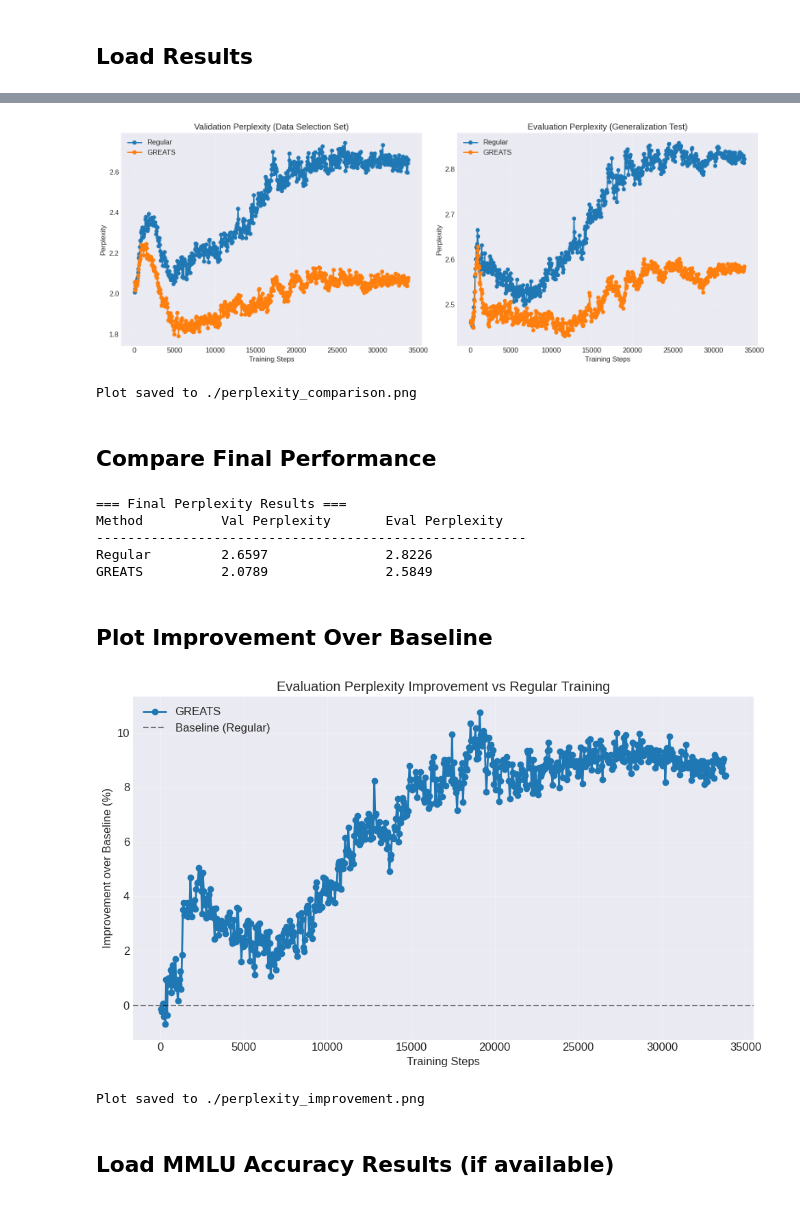
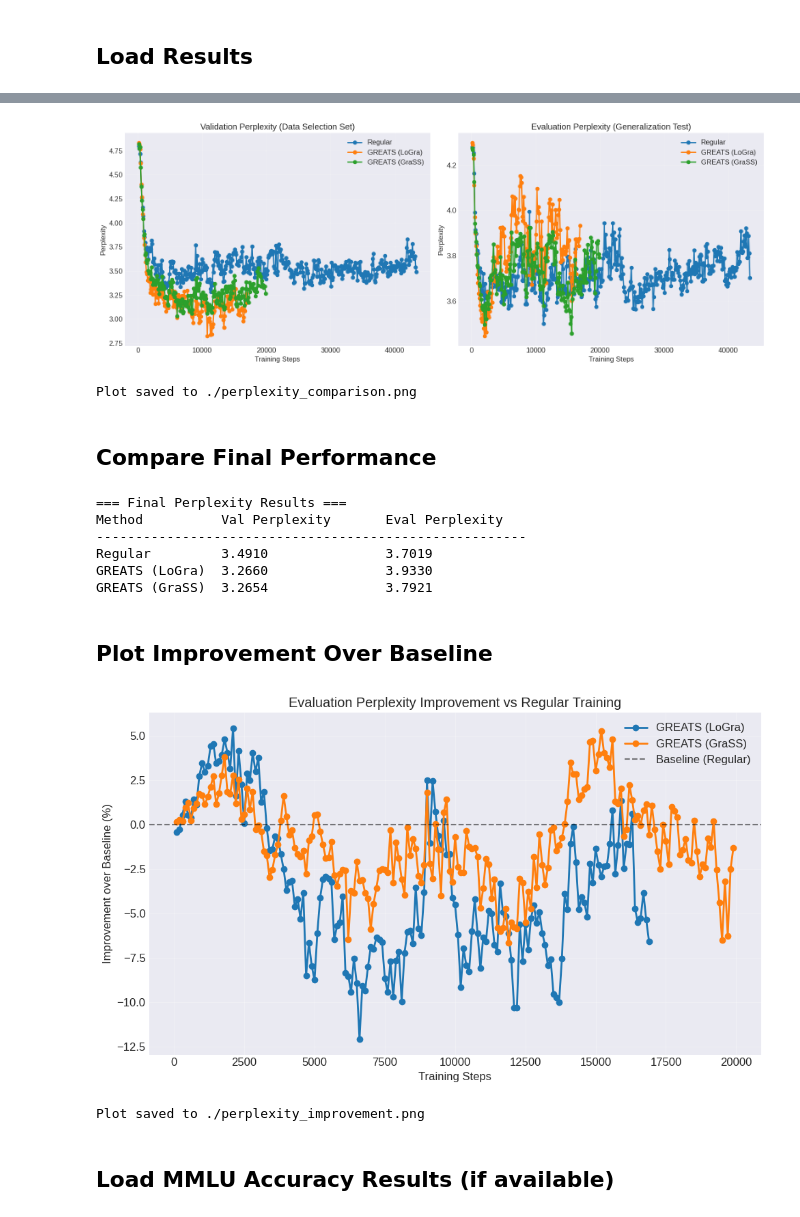
Before and after one commit to TRAIS-Lab/Dr.Post-Training, a Jupyter notebook: experiment/plot.ipynb, the cells around one changed output, grey strips where cells are left out. Saved outputs shown, nothing was run; the diff lists cells and outputs as text; code cells hidden in the pictures.

```diff
--- a/experiment/plot.ipynb
+++ b/experiment/plot.ipynb
@@ -46,8 +38,9 @@ def load_results(result_path):
 
 # Example: Load results from different experiments
 experiments = {
-    'Regular': './out/Regular-llama3-1b-p1.0-lora-seed3/evaluation_results.json',
-    'GREATS': './out/GREATS-llama3-1b-p1.0-lora-seed3/evaluation_results.json',
+    'Regular': './out/Regular-llama3-1b-lora-p1.0-s3-lr5e-05-b4-n_val16/evaluation_results.json',
+    'GREATS (LoGra)': './out/GREATS-LoGra-llama3-1b-lora-p1.0-lr5e-05-b4-n_val16/evaluation_results.json',
+    'GREATS (GraSS)': './out/GREATS-GraSS-llama3-1b-lora-p1.0-lr5e-05-b4-n_val16/evaluation_results.json',
 }
 
 # Load all results
@@ -66,33 +64,67 @@ Loaded GREATS: 676 evaluation points
 # %%
+# Plotting configuration
+max_steps = None
+step_interval = None
+
 fig, axes = plt.subplots(1, 2, figsize=(16, 6))
 
 # Plot validation perplexity (small set for data selection)
 ax = axes[0]
 for name, data in results.items():
-    ax.plot(data['steps'], data['val_perplexity'], label=name, marker='o', linewidth=2)
+    # Filter data by max_steps if specified
+    if max_steps is not None:
+        mask = data['steps'] <= max_steps
+        steps = data['steps'][mask]
+        val_perp = data['val_perplexity'][mask]
+    else:
+        steps = data['steps']
+        val_perp = data['val_perplexity']
+
+    # Sample every N-th step if step_interval is specified
+    if step_interval is not None:
+        indices = np.arange(0, len(steps), step_interval)
+        steps = steps[indices]
+        val_perp = val_perp[indices]
+
+    ax.plot(steps, val_perp, label=name, marker='o', linewidth=2)
 ax.set_xlabel('Training Steps')
 ax.set_ylabel('Perplexity')
 ax.set_title('Validation Perplexity (Data Selection Set)')
 ax.legend()
 ax.grid(True, alpha=0.3)
 
 # Plot evaluation perplexity (large held-out set)
 ax = axes[1]
 for name, data in results.items():
-    ax.plot(data['steps'], data['eval_perplexity'], label=name, marker='o', linewidth=2)
+    # Filter data by max_steps if specified
+    if max_steps is not None:
+        mask = data['steps'] <= max_steps
+        steps = data['steps'][mask]
+        eval_perp = data['eval_perplexity'][mask]
+    else:
+        steps = data['steps']
+        eval_perp = data['eval_perplexity']
+
+    # Sample every N-th step if step_interval is specified
+    if step_interval is not None:
+        indices = np.arange(0, len(steps), step_interval)
+        steps = steps[indices]
+        eval_perp = eval_perp[indices]
+
+    ax.plot(steps, eval_perp, label=name, marker='o', linewidth=2)
 ax.set_xlabel('Training Steps')
 ax.set_ylabel('Perplexity')
 ax.set_title('Evaluation Perplexity (Generalization Test)')
 ax.legend()
 ax.grid(True, alpha=0.3)
 
 plt.tight_layout()
 plt.savefig('./perplexity_comparison.png', dpi=300, bbox_inches='tight')
 plt.show()
 
 print("Plot saved to ./perplexity_comparison.png")
 # %% [output]
-[figure, old version]
+[figure, new version]
 Plot saved to ./perplexity_comparison.png
 # %% [markdown]
 ## Compare Final Performance
@@ -110,8 +142,9 @@ for name, data in results.items():
 === Final Perplexity Results ===
 Method          Val Perplexity       Eval Perplexity
 -------------------------------------------------------
-Regular         2.6597               2.8226
-GREATS          2.0789               2.5849
+Regular         3.4910               3.7019
+GREATS (LoGra)  3.2660               3.9330
+GREATS (GraSS)  3.2654               3.7921
 # %% [markdown]
 ## Plot Improvement Over Baseline
 # %%
@@ -125,11 +158,35 @@ if 'Regular' in results and len(results) > 1:
         if name == 'Regular':
             continue
 
+        # Filter data by max_steps if specified
+        if max_steps is not None:
+            mask = data['steps'] <= max_steps
+            steps = data['steps'][mask]
+            data_eval_perp = data['eval_perplexity'][mask]
+
+            # Also filter baseline to match the steps
+            baseline_mask = baseline['steps'] <= max_steps
+            baseline_eval_perp = baseline['eval_perplexity'][baseline_mask]
+
+            # Align baseline with current data's steps
+            # Find baseline values at the same steps as current data
+            baseline_interp = np.interp(steps, baseline['steps'][baseline_mask], baseline_eval_perp)
+        else:
+            steps = data['steps']
+            data_eval_perp = data['eval_perplexity']
+            baseline_interp = np.interp(steps, baseline['steps'], baseline['eval_perplexity'])
+
         # Compute percentage improvement on evaluation set
         # Lower perplexity is better, so improvement = (baseline - current) / baseline * 100
-        improvement = (baseline['eval_perplexity'] - data['eval_perplexity']) / baseline['eval_perplexity'] * 100
+        improvement = (baseline_interp - data_eval_perp) / baseline_interp * 100
 
-        plt.plot(data['steps'], improvement, label=name, marker='o', linewidth=2)
+        # Sample every N-th step if step_interval is specified
+        if step_interval is not None:
+            indices = np.arange(0, len(steps), step_interval)
+            steps = steps[indices]
+            improvement = improvement[indices]
+
+        plt.plot(steps, improvement, label=name, marker='o', linewidth=2)
 
     plt.axhline(y=0, color='black', linestyle='--', alpha=0.5, label='Baseline (Regular)')
     plt.xlabel('Training Steps')
@@ -143,7 +200,7 @@ if 'Regular' in results and len(results) > 1:
 
     print("Plot saved to ./perplexity_improvement.png")
 # %% [output]
-[figure, old version]
+[figure, new version]
 Plot saved to ./perplexity_improvement.png
 # %% [markdown]
 ## Load MMLU Accuracy Results (if available)
```
Also changed, not shown: parts of 5 cells of this notebook, 8 other files.
